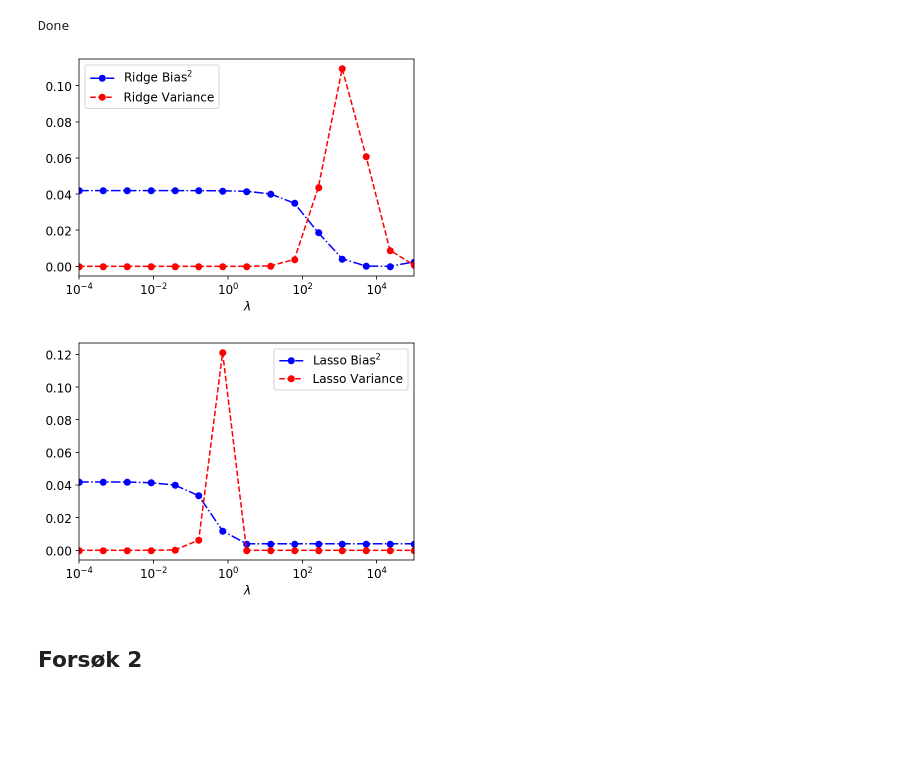
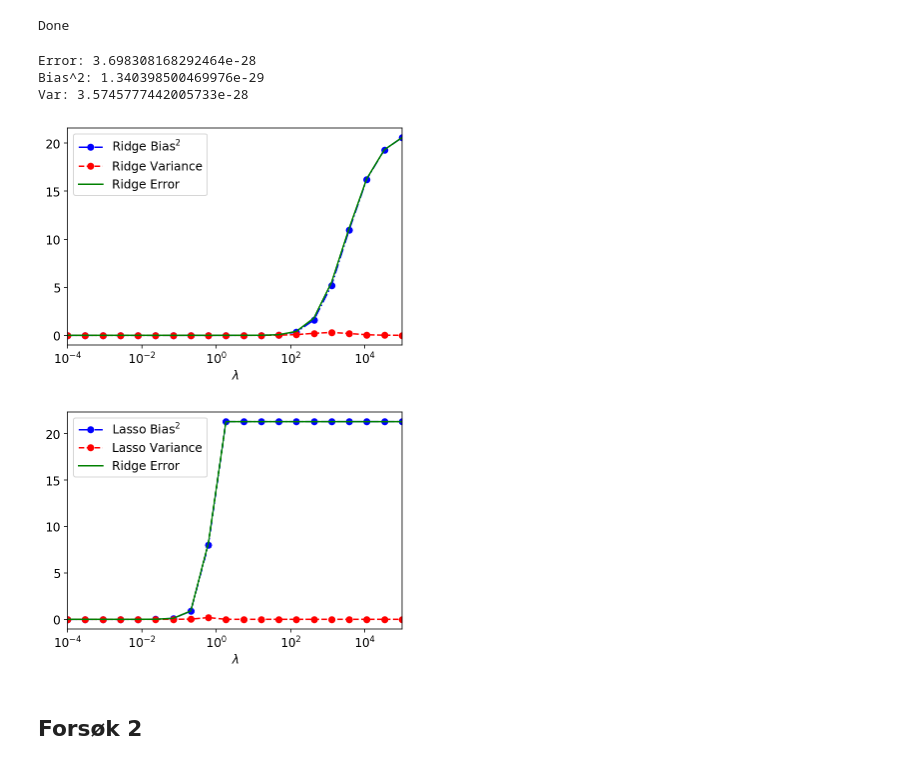
Before and after one commit to Anduron/FYS-STK4155-Project2, a Jupyter notebook: notebooks/linreg_ising.ipynb, the cells around one changed output. Cells and saved outputs as stored; diff of their text form; code cells hidden in the pictures; blank space fills up the shorter version.

```diff
--- a/notebooks/linreg_ising.ipynb
+++ b/notebooks/linreg_ising.ipynb
@@ -207,7 +207,7 @@ plt.show()
 # %%
 L = 20                                 # system size
 N = 1200                               # number of points
-n_bootstraps = 15                      # number of bootstraps
+n_bootstraps = 100                     # number of bootstraps
 n_lmbdas = 20                          # number of regularization parameters
 lmbdas = np.logspace(-4, 5, n_lmbdas)  # regularization parameters
 
@@ -223,7 +223,7 @@ X_train, X_test, y_train, y_test = ols.split_data(data, target, 0.33)
 y_test = y_test.reshape(-1, 1)
 
 # OLS
-error_ols, bias_ols, variance_ols = bias_variance(ols, X_train, y_train, 20, .2)
+#error_ols, bias_ols, variance_ols = bias_variance(ols, X_train, y_train, 20, .2)
 
 
 # Ridge & Lasso
@@ -251,38 +251,46 @@ for i, lmbda in enumerate(lmbdas):
         y_pred_lasso[:, j] = lasso.predict(X_test).ravel()
 
     error_ridge[i] = np.mean(np.mean((y_test - y_pred_ridge)**2, axis=1, keepdims=True))
-    bias_ridge[i] = np.mean(target - np.mean(y_pred_ridge, axis=1, keepdims=True))**2
+    bias_ridge[i] = np.mean((y_test - np.mean(y_pred_ridge, axis=1, keepdims=True))**2)
     variance_ridge[i] = np.mean(np.var(y_pred_ridge, axis=1, keepdims=True))
 
     error_lasso[i] = np.mean(np.mean((y_test - y_pred_lasso)**2, axis=1, keepdims=True))
-    bias_lasso[i] = np.mean(target - np.mean(y_pred_lasso, axis=1, keepdims=True))**2
+    bias_lasso[i] = np.mean((y_test - np.mean(y_pred_lasso, axis=1, keepdims=True))**2)
     variance_lasso[i] = np.mean(np.var(y_pred_lasso, axis=1, keepdims=True))
 
 print("Done")
 # %% [output]
 Done
+# %%
+print("Error:",error_ols)
+print("Bias^2:", bias_ols)
+print("Var:", variance_ols)
+# %% [output]
+Error: 3.698308168292464e-28
+Bias^2: 1.340398500469976e-29
+Var: 3.5745777442005733e-28
 # %%
 plt.semilogx(lmbdas, bias_ridge, 'b-.o', label='Ridge Bias$^2$')
 plt.semilogx(lmbdas, variance_ridge, 'r--o', label='Ridge Variance')
-#plt.semilogx(lmbdas, error_ridge, 'g', label='Ridge Error')
+plt.semilogx(lmbdas, error_ridge, 'g', label='Ridge Error')
 
 plt.xlim([min(lmbdas), max(lmbdas)])
 plt.xlabel('$\lambda$')
 plt.legend(loc='best')
 plt.show()
 # %% [output]
-[figure, old version]
+[figure, new version]
 # %%
 plt.semilogx(lmbdas, bias_lasso, 'b-.o', label='Lasso Bias$^2$')
 plt.semilogx(lmbdas, variance_lasso, 'r--o', label='Lasso Variance')
-#plt.semilogx(lmbdas, error_lasso, 'g', label='Ridge Error')
+plt.semilogx(lmbdas, error_lasso, 'g', label='Ridge Error')
 
 plt.xlim([min(lmbdas), max(lmbdas)])
 plt.xlabel('$\lambda$')
 plt.legend(loc='best')
 plt.show()
 # %% [output]
-[figure, old version]
+[figure, new version]
 # %% [markdown]
 ## Forsøk 2
 # %%
```
Also changed, not shown: parts of 4 cells of this notebook.
